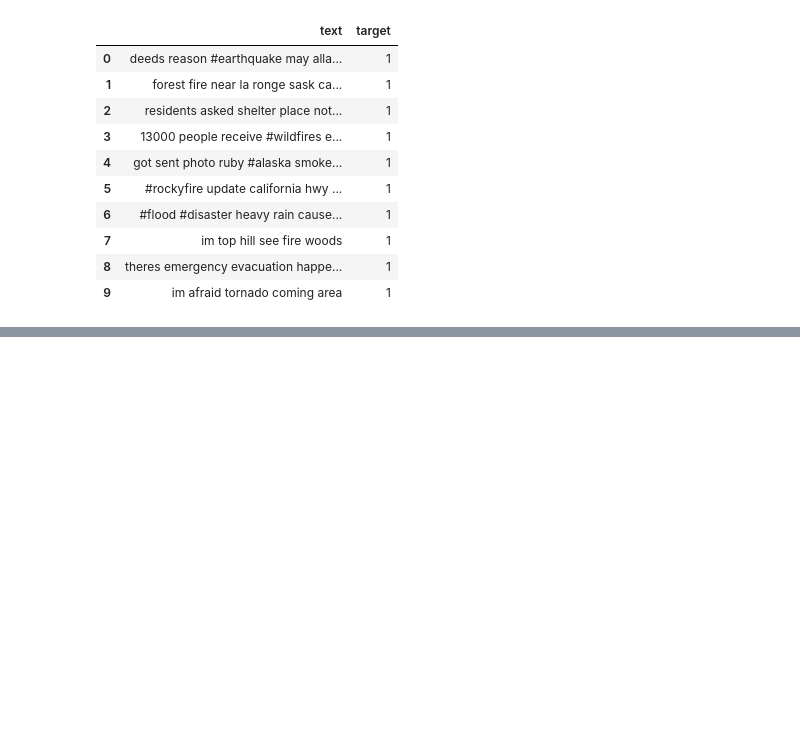
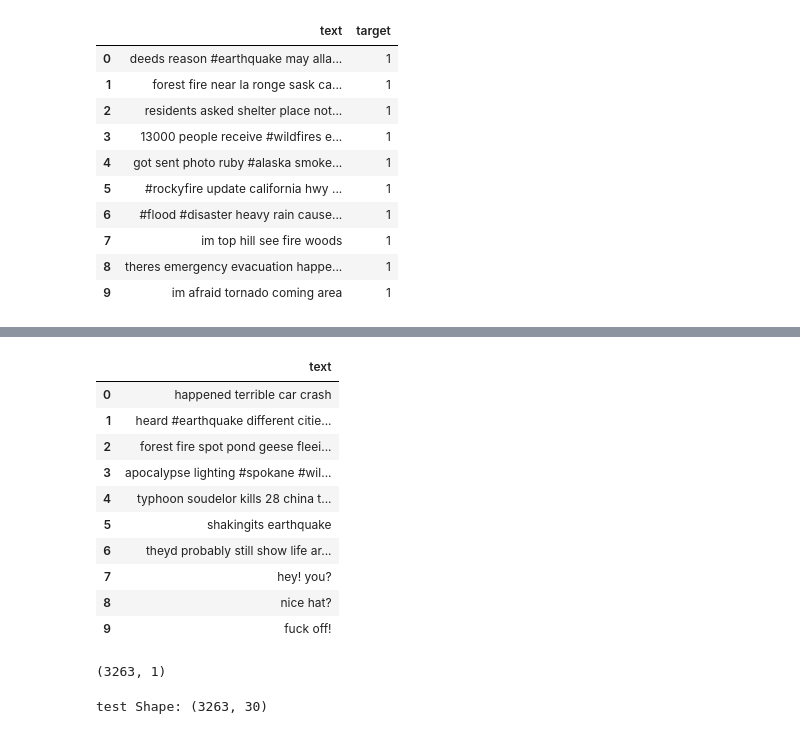
Before and after one commit to jerife/Kaggle, a Jupyter notebook: 05 Natural Language Processing with Disaster Tweets.ipynb, the cells around one changed output, grey strips where cells are left out. Drawn from its saved outputs; the diff is of its cells as text; code cells hidden in the pictures; blank space fills up the shorter version.

```diff
--- a/05 Natural Language Processing with Disaster Tweets.ipynb
+++ b/05 Natural Language Processing with Disaster Tweets.ipynb
@@ -418,0 +474,29 @@ NameError: name 'plt' is not defined
+# %%
+test = pd.read_csv('/kaggle/input/nlp-getting-started/test.csv')
+# %%
+test.text = test.text.apply(lambda x: preprocess(x))
+# %%
+test.drop(['keyword','id','location',],axis=1,inplace=True)
+test.head(10)
+# %% [output]
+|  | text |
+| 0 | happened terrible car crash |
+| 1 | heard #earthquake different citie... |
+| 2 | forest fire spot pond geese fleei... |
+| 3 | apocalypse lighting #spokane #wil... |
+| 4 | typhoon soudelor kills 28 china t... |
+| 5 | shakingits earthquake |
+| 6 | theyd probably still show life ar... |
+| 7 | hey! you? |
+| 8 | nice hat? |
+| 9 | fuck off! |
+# %%
+test.shape
+# %% [output]
+(3263, 1)
+# %%
+test = pad_sequences(tokenizer.texts_to_sequences(test.text), maxlen = 30)
+
+print("test Shape:",test.shape)
+# %% [output]
+test Shape: (3263, 30)
```
Also changed, not shown: parts of 50 cells of this notebook.
